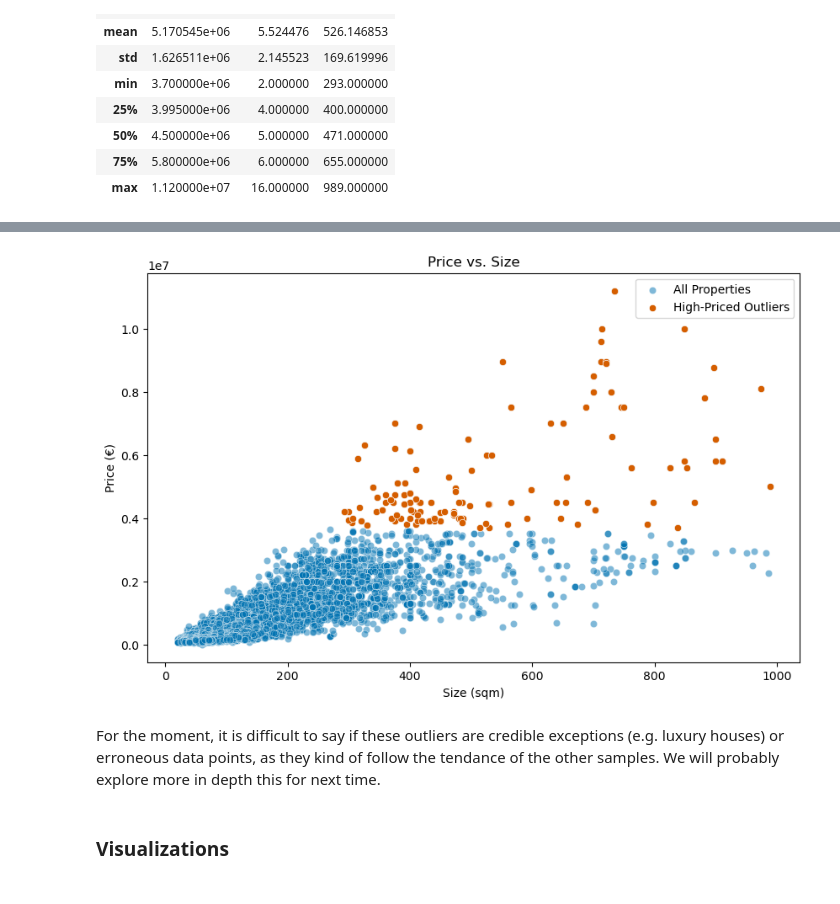
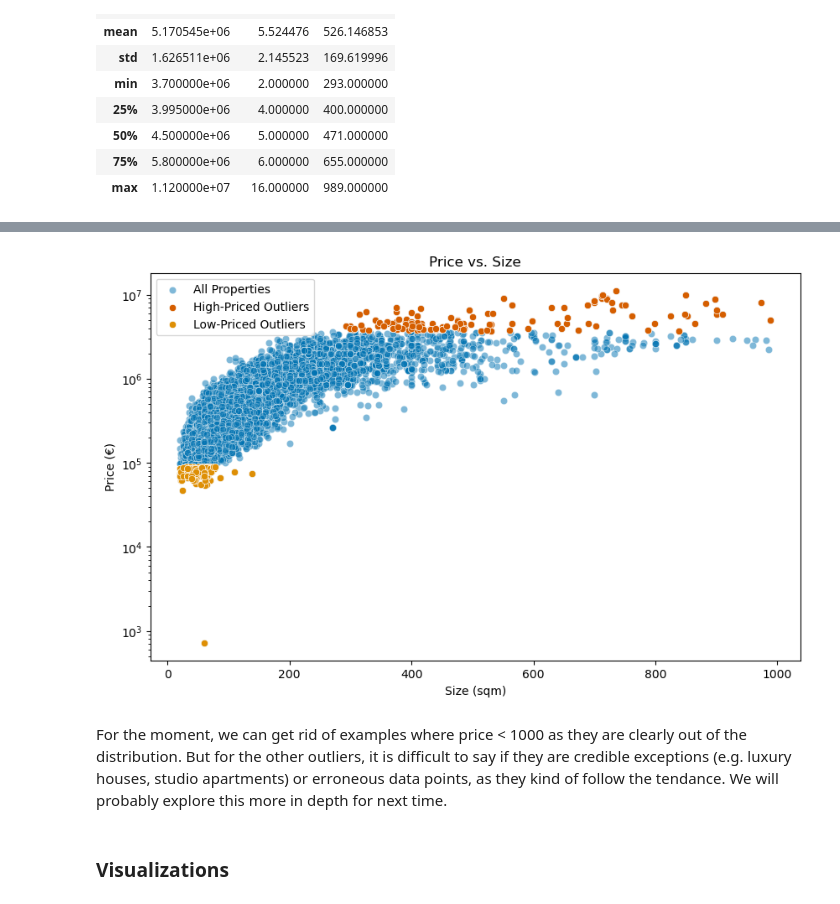
Before and after one commit to com-480-data-visualization/VisualEstate, a Jupyter notebook: EDA/madrid.ipynb, the cells around one changed output, grey strips where cells are left out. Drawn from its saved outputs; the diff is of its cells as text; code cells hidden in the pictures.

```diff
--- a/EDA/madrid.ipynb
+++ b/EDA/madrid.ipynb
@@ -221,3 +221,6 @@ high_price_outliers.describe()
 | 50% | 4.500000e+06 | 5.000000 | 471.000000 |
 | 75% | 5.800000e+06 | 6.000000 | 655.000000 |
 | max | 1.120000e+07 | 16.000000 | 989.000000 |
+# %%
+low_price_outliers = data[data["price"] < data["price"].quantile(0.01)]
+low_price_outliers.describe()
@@ -224,14 +237,16 @@ high_price_outliers.describe()
 # %%
 # Visualize outliers
 plt.figure(figsize=(10, 6))
 sns.scatterplot(x=data['m2'], y=data['price'], alpha=0.5, label='All Properties')
 sns.scatterplot(x=high_price_outliers['m2'], y=high_price_outliers['price'], color=colors[3], label='High-Priced Outliers')
-plt.xlabel("Size (sqm)")
-plt.ylabel("Price (€)")
-plt.title("Price vs. Size")
+sns.scatterplot(x=low_price_outliers['m2'], y=low_price_outliers['price'], color=colors[1], label='Low-Priced Outliers')
+plt.xlabel('Size (sqm)')
+plt.ylabel('Price (€)')
+plt.yscale('log')
+plt.title('Price vs. Size')
 plt.legend()
 plt.show()
 # %% [output]
-[figure, old version]
+[figure, new version]
 # %% [markdown]
-For the moment, it is difficult to say if these outliers are credible exceptions (e.g. luxury houses) or erroneous data points, as they kind of follow the tendance of the other samples. We will probably explore more in depth this for next time.
+For the moment, we can get rid of examples where price < 1000 as they are clearly out of the distribution. But for the other outliers, it is difficult to say if they are credible exceptions (e.g. luxury houses, studio apartments) or erroneous data points, as they kind of follow the tendance. We will probably explore this more in depth for next time.
```
Also changed, not shown: parts of 8 cells of this notebook, 1 other file.
